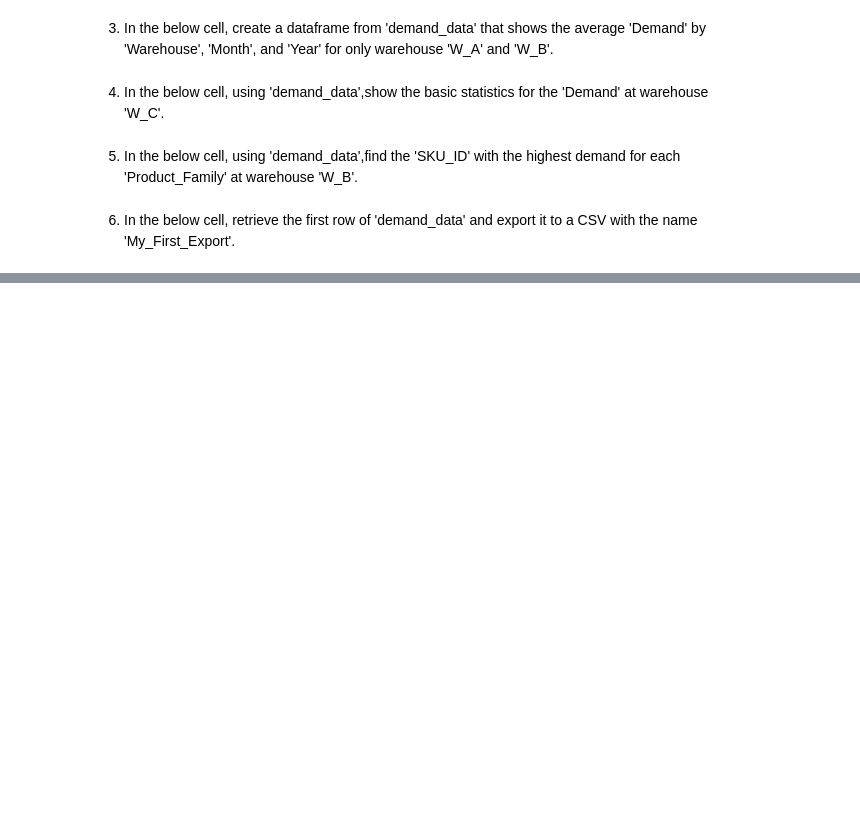
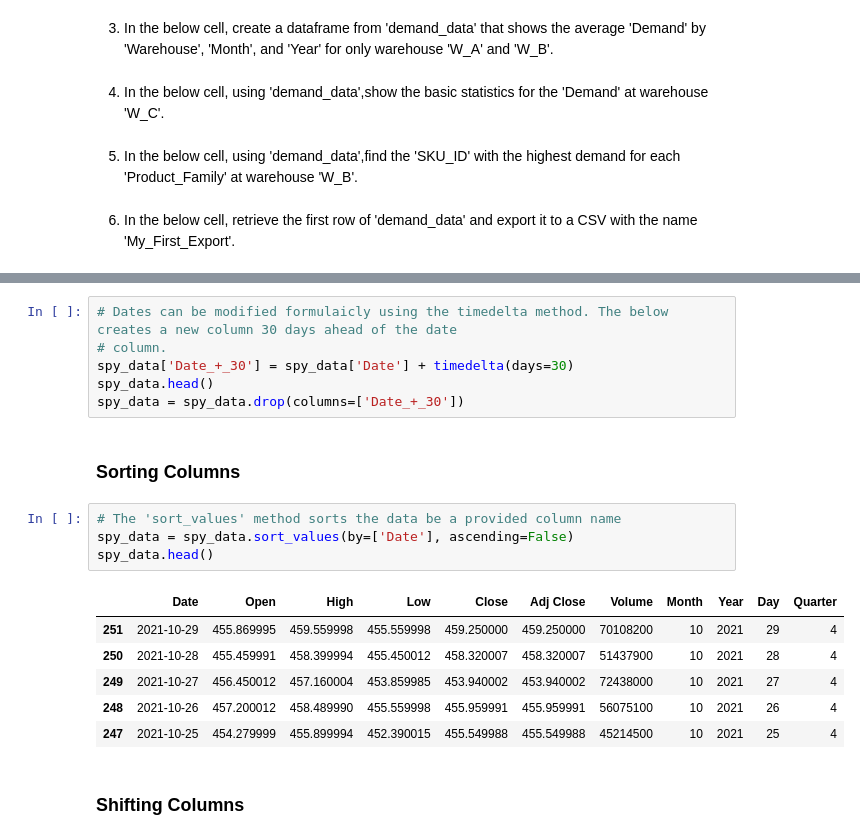
Before and after one commit to NolanSmithSolutions/Course, a Jupyter notebook: Pandas Lecture/Pandas_Lecture_102821.ipynb, the cells around one changed output, grey strips where cells are left out. Saved outputs shown, nothing was run; the diff lists cells and outputs as text; blank space fills up the shorter version.

```diff
--- a/Pandas Lecture/Pandas_Lecture_102821.ipynb
+++ b/Pandas Lecture/Pandas_Lecture_102821.ipynb
@@ -548,0 +695,23 @@ data.to_csv(test_path)
+# %%
+# Dates can be modified formulaicly using the timedelta method. The below creates a new column 30 days ahead of the date
+# column.
+spy_data['Date_+_30'] = spy_data['Date'] + timedelta(days=30)
+spy_data.head()
+spy_data = spy_data.drop(columns=['Date_+_30'])
+# %% [markdown]
+<a id='23'></a>
+### Sorting Columns
+# %%
+# The 'sort_values' method sorts the data be a provided column name
+spy_data = spy_data.sort_values(by=['Date'], ascending=False)
+spy_data.head()
+# %% [output]
+|  | Date | Open | High | Low | Close | Adj Close | Volume | Month | Year | Day | Quarter |
+| 251 | 2021-10-29 | 455.869995 | 459.559998 | 455.559998 | 459.250000 | 459.250000 | 70108200 | 10 | 2021 | 29 | 4 |
+| 250 | 2021-10-28 | 455.459991 | 458.399994 | 455.450012 | 458.320007 | 458.320007 | 51437900 | 10 | 2021 | 28 | 4 |
+| 249 | 2021-10-27 | 456.450012 | 457.160004 | 453.859985 | 453.940002 | 453.940002 | 72438000 | 10 | 2021 | 27 | 4 |
+| 248 | 2021-10-26 | 457.200012 | 458.489990 | 455.559998 | 455.959991 | 455.959991 | 56075100 | 10 | 2021 | 26 | 4 |
+| 247 | 2021-10-25 | 454.279999 | 455.899994 | 452.390015 | 455.549988 | 455.549988 | 45214500 | 10 | 2021 | 25 | 4 |
+# %% [markdown]
+<a id='24'></a>
+### Shifting Columns
```
Also changed, not shown: parts of 61 cells of this notebook.
